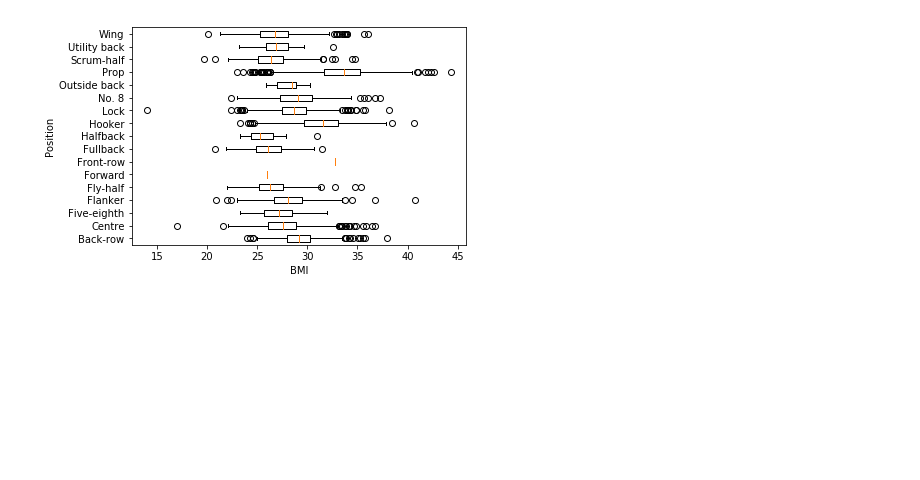
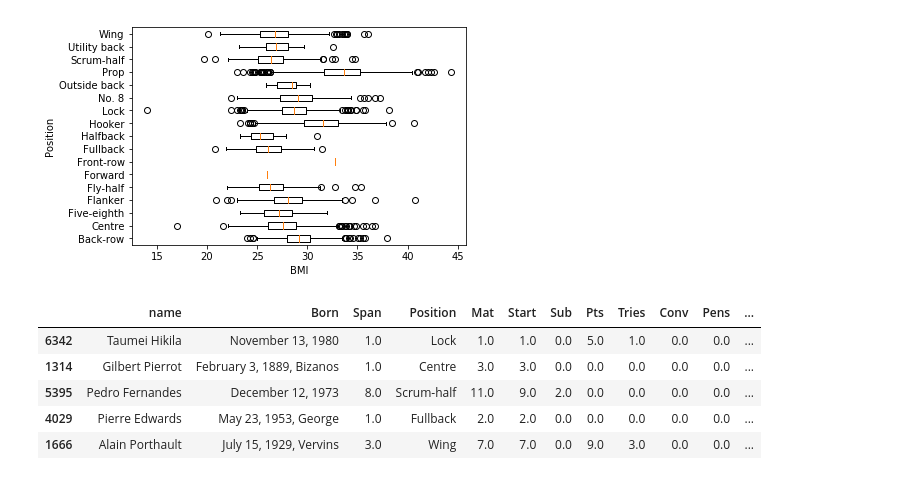
Before and after one commit to rimever/RugbyAnalyze, a Jupyter notebook: bmi_group_by_position.ipynb, the cells around one changed output. Drawn from its saved outputs; the diff is of its cells as text; code cells hidden in the pictures; blank space fills up the shorter version.

```diff
--- a/bmi_group_by_position.ipynb
+++ b/bmi_group_by_position.ipynb
@@ -166,3 +168,14 @@ plt.ylabel('Position')
 plt.show()
 # %% [output]
 [figure]
+# %%
+temp = new_data
+temp = temp.sort_values('NewBMI', ascending=True)
+temp.head()
+# %% [output]
+|  | name | Born | Span | Position | Mat | Start | Sub | Pts | Tries | Conv | Pens | ... |
+| 6342 | Taumei Hikila | November 13, 1980 | 1.0 | Lock | 1.0 | 1.0 | 0.0 | 5.0 | 1.0 | 0.0 | 0.0 | ... |
+| 1314 | Gilbert Pierrot | February 3, 1889, Bizanos | 1.0 | Centre | 3.0 | 3.0 | 0.0 | 0.0 | 0.0 | 0.0 | 0.0 | ... |
+| 5395 | Pedro Fernandes | December 12, 1973 | 8.0 | Scrum-half | 11.0 | 9.0 | 2.0 | 0.0 | 0.0 | 0.0 | 0.0 | ... |
+| 4029 | Pierre Edwards | May 23, 1953, George | 1.0 | Fullback | 2.0 | 2.0 | 0.0 | 0.0 | 0.0 | 0.0 | 0.0 | ... |
+| 1666 | Alain Porthault | July 15, 1929, Vervins | 3.0 | Wing | 7.0 | 7.0 | 0.0 | 9.0 | 3.0 | 0.0 | 0.0 | ... |
```
Also changed, not shown: parts of 6 cells of this notebook.
